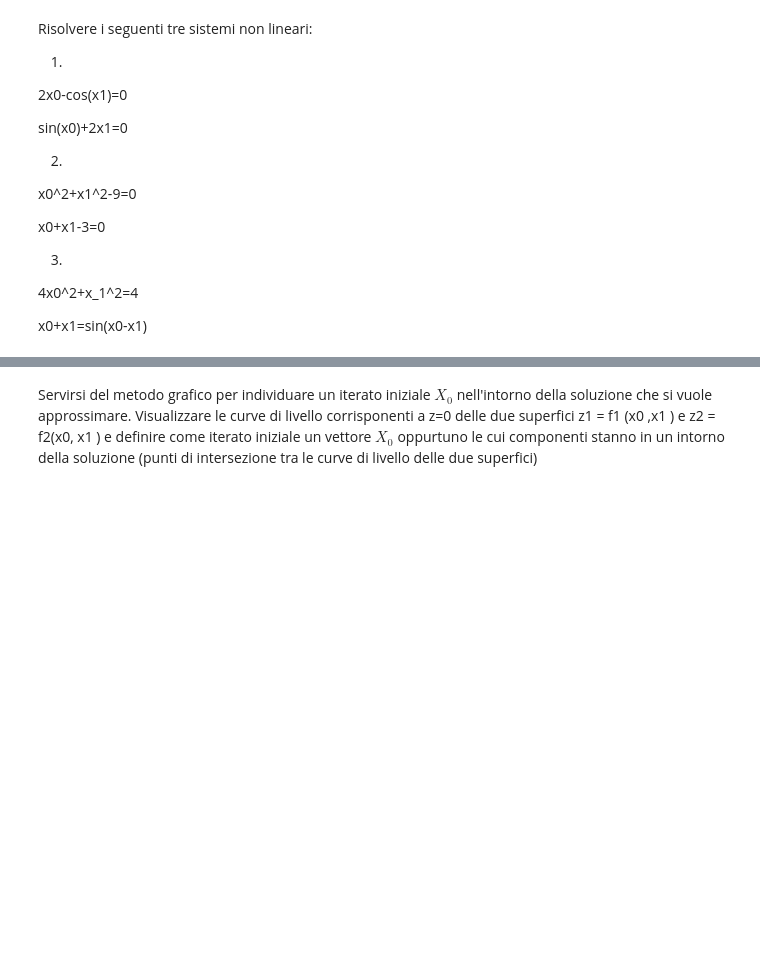
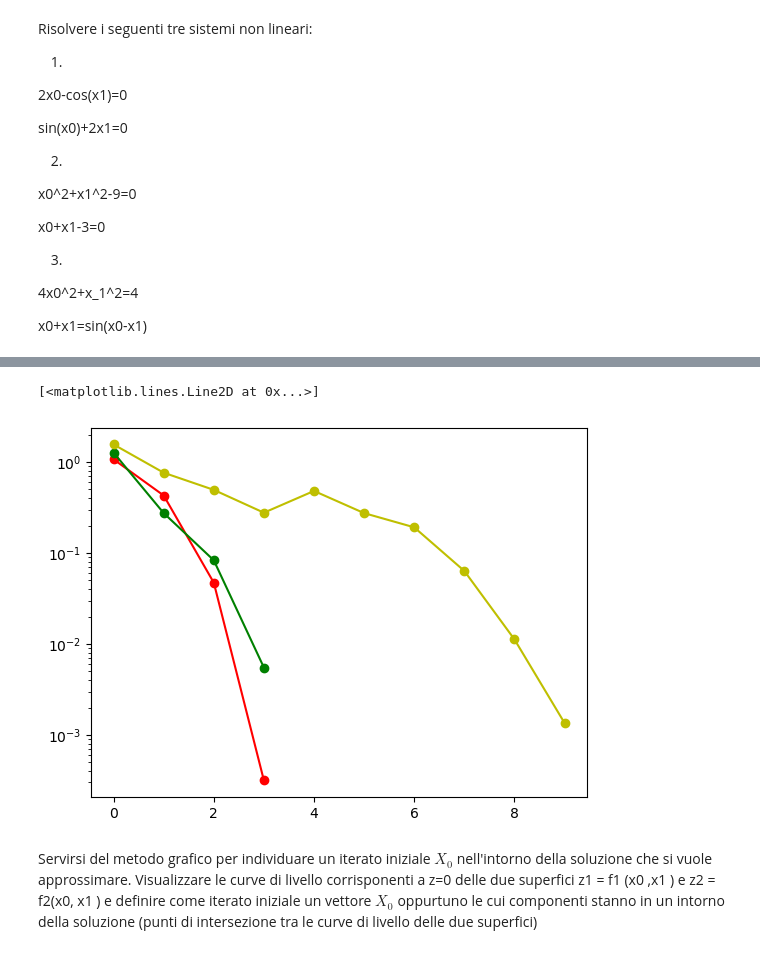
Before and after one commit to GiammaBigFishEngineer/MetodiNumericiLab, a Jupyter notebook: lab06/Esercitazione_6.ipynb, the cells around one changed output, grey strips where cells are left out. Drawn from its saved outputs; the diff is of its cells as text; code cells hidden in the pictures; blank space fills up the shorter version.

```diff
--- a/lab06/Esercitazione_6.ipynb
+++ b/lab06/Esercitazione_6.ipynb
@@ -235,3 +235,18 @@ dello zero di molteplicita' 2 della funzione f(x) =
 x^3 + x^2− 33x + 63 con x0 = 1,
 tolx = 1.e − 12 e tolf = 1.e − 12. Calcolare infine, a partire dai valori di {xk}
 ottenuti nei due casi, la stima dell’ordine di convergenza p.
+# %%
+import sympy as sym
+from derivata import derivata
+from newton import newton
+
+F = lambda x: (x**3) + (x**2) - (33*x) + 63
+x0 = 1e-12
+tolf = 1e-12
+
+x = sym.symbols('x')
+fs = (x**3) + (x**2) - (33*x) + 63
+Fp = derivata(x,fs)
+
+ris,it,iterated = newton(F,Fp,x0,tolf,tolf,500)
+print("Risultato:",ris,"Iterazioni totali:",it)
@@ -283,9 +304,53 @@ Risolvere i seguenti tre sistemi non lineari:
 
    x0+x1=sin(x0-x1)
 # %%
-F = lambda x: np.array([ 2*x[0]-np.cos(x[1]), np.sin(x[0])+2*x[1] ]) #sistema con f
+from newtonRaphson import newtonRaphson
+import numpy as np
+
+x0 = np.array([1,2])
+
+#1)
+print("\n Caso 1")
+fname = lambda x: np.array([
+    2*x[0]-np.cos(x[1]),
+    np.sin(x[0])+2*x[1]
+]) #sistema con f
+
 #Costruisco lo Jacobiano di questo sistema
-Jac = lambda x: np.array([[2,np.sin(x[1])],[np.cos(x[0]),2]]) #matrice Jacobbiana con dfxi/xi
-x = np.array([1,2])
-Jac(x)
+Jac = lambda x: np.array([
+    [ 2,np.sin(x[1]) ],
+    [ np.cos(x[0]),2 ]
+]) #matrice Jacobbiana con dfxi/xj
+ris,err,it = newtonRaphson(fname,Jac,x0,1e-2,1e-2,500)
+plt.semilogy(range(it),err,'-or')
+
+#2)
+print("\n Caso 2")
+fname = lambda x: np.array([
+    x[0]**2 + x[1]**2 - 9,
+    x[0] + x[1] - 3
+]) #sistema con f
+
+#Costruisco lo Jacobiano di questo sistema
+Jac = lambda x: np.array([
+    [ 2*x[0], 2*x[1] ],
+    [1,1]
+]) #matrice Jacobbiana con dfxi/xj
+ris,err,it = newtonRaphson(fname,Jac,x0,1e-2,1e-2,500)
+plt.semilogy(range(it),err,'-og')
+
+#3)
+print("\n Caso 3")
+fname = lambda x: np.array([
+    4*(x[0]**2) + x[1]**2 - 4,
+    x[0] + x[1] - np.sin(x[0] - x[1])
+]) #sistema con f
+
+#Costruisco lo Jacobiano di questo sistema
+Jac = lambda x: np.array([
+    [ 8*x[0], 2*x[1] ],
+    [ 1 - np.cos(x[0] + x[1]), 1 + np.cos(x[0] + x[1]) ]
+]) #matrice Jacobbiana con dfxi/xj
+ris,err,it = newtonRaphson(fname,Jac,x0,1e-2,1e-2,500)
+plt.semilogy(range(it),err,'-oy')
 # %% [output]
@@ -294,3 +371,5 @@ array([[2.        , 0.90929743],
+[<matplotlib.lines.Line2D at 0x...>]
+[figure, added]
 # %% [markdown]
 Servirsi del metodo grafico per individuare un
 iterato iniziale  $X_0$  nell'intorno della soluzione che si vuole approssimare. Visualizzare le
```
Also changed, not shown: parts of 7 cells of this notebook, 4 other files.
